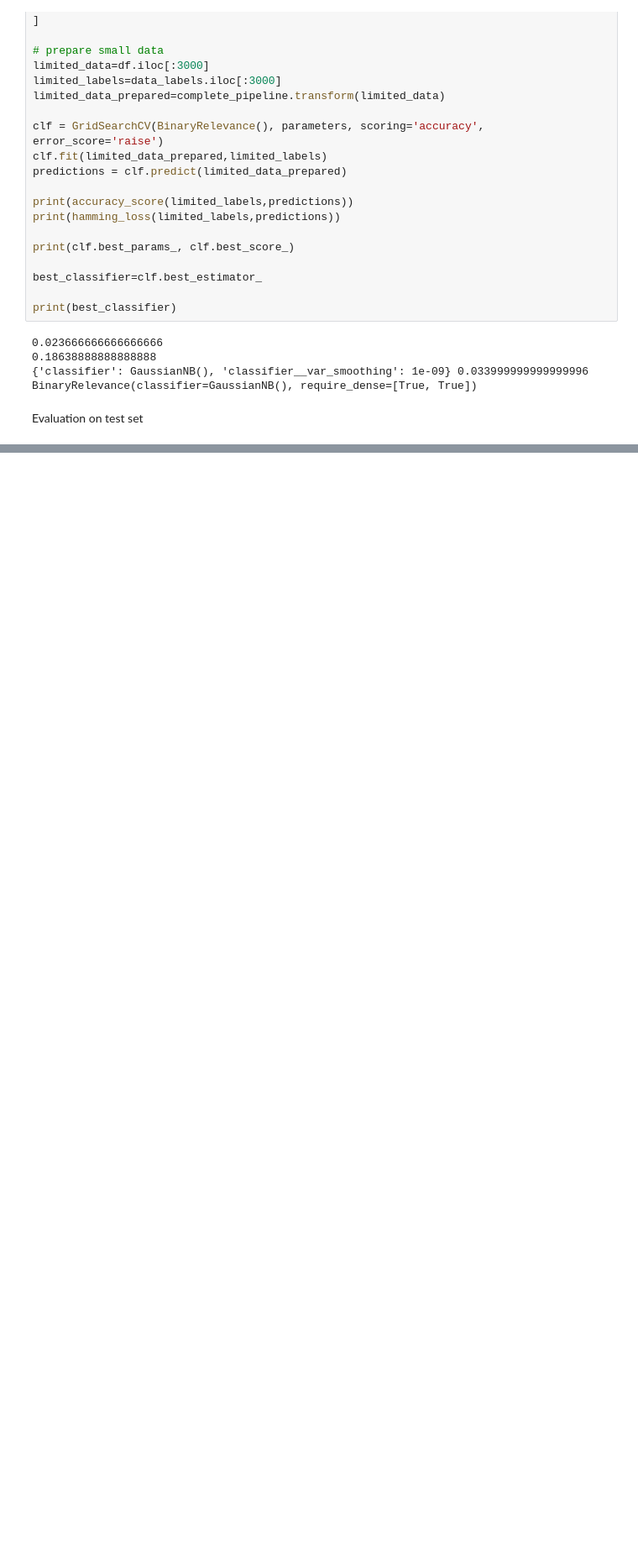
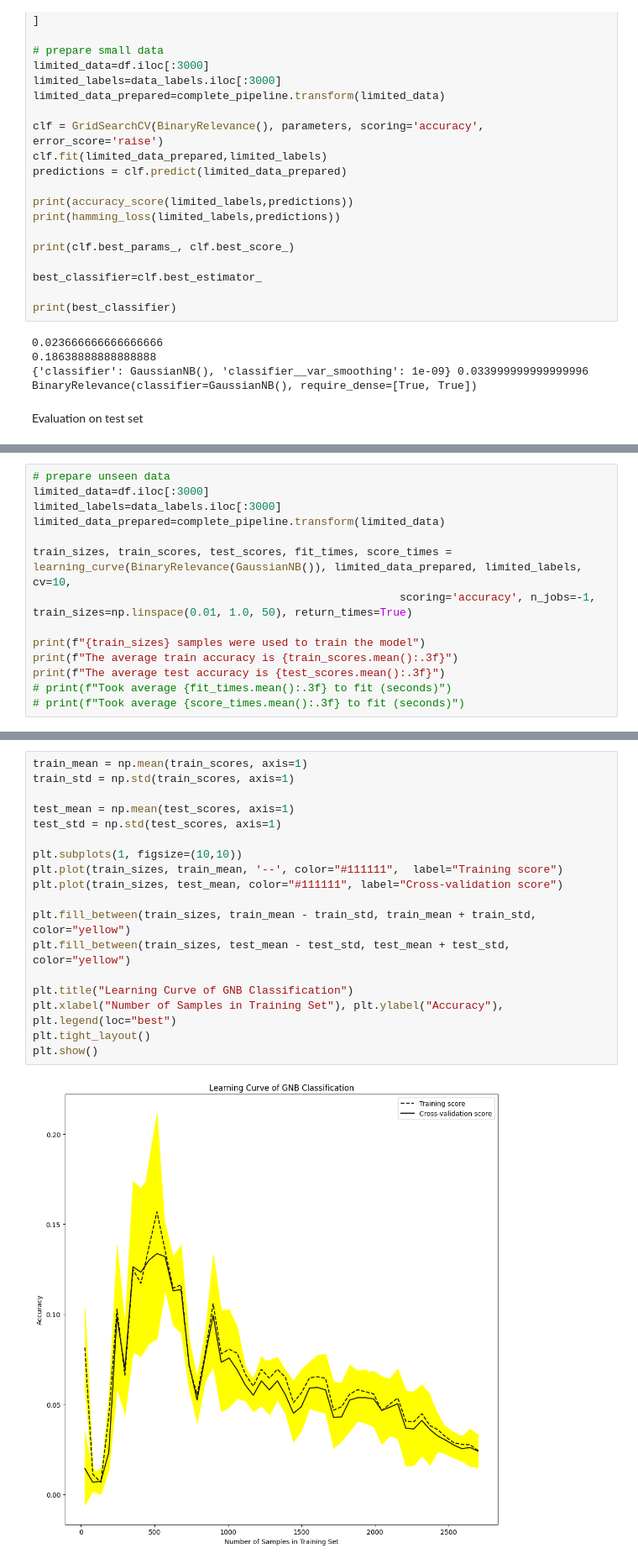
Before and after one commit to miadafe/decolonising_the_curriculum, a Jupyter notebook: pipeline.ipynb, the cells around one changed output, grey strips where cells are left out. Shown at 84% size. Drawn from its saved outputs; the diff is of its cells as text; blank space fills up the shorter version.

Commit message:
data preparation & pipeline v2.2 [FINAL]
final version of pipeline

```diff
--- a/pipeline.ipynb
+++ b/pipeline.ipynb
@@ -552,0 +549,14 @@ print(final_rsme)
+# %%
+# prepare unseen data
+limited_data=df.iloc[:3000]
+limited_labels=data_labels.iloc[:3000]
+limited_data_prepared=complete_pipeline.transform(limited_data)
+
+train_sizes, train_scores, test_scores, fit_times, score_times = learning_curve(BinaryRelevance(GaussianNB()), limited_data_prepared, limited_labels, cv=10,
+                                                        scoring='accuracy', n_jobs=-1, train_sizes=np.linspace(0.01, 1.0, 50), return_times=True)
+
+print(f"{train_sizes} samples were used to train the model")
+print(f"The average train accuracy is {train_scores.mean():.3f}")
+print(f"The average test accuracy is {test_scores.mean():.3f}")
+# print(f"Took average {fit_times.mean():.3f} to fit (seconds)")
+# print(f"Took average {score_times.mean():.3f} to fit (seconds)")
@@ -552,0 +572,20 @@ print(final_rsme)
+# %%
+train_mean = np.mean(train_scores, axis=1)
+train_std = np.std(train_scores, axis=1)
+
+test_mean = np.mean(test_scores, axis=1)
+test_std = np.std(test_scores, axis=1)
+
+plt.subplots(1, figsize=(10,10))
+plt.plot(train_sizes, train_mean, '--', color="#111111",  label="Training score")
+plt.plot(train_sizes, test_mean, color="#111111", label="Cross-validation score")
+
+plt.fill_between(train_sizes, train_mean - train_std, train_mean + train_std, color="yellow")
+plt.fill_between(train_sizes, test_mean - test_std, test_mean + test_std, color="yellow")
+
+plt.title("Learning Curve of GNB Classification")
+plt.xlabel("Number of Samples in Training Set"), plt.ylabel("Accuracy"), plt.legend(loc="best")
+plt.tight_layout()
+plt.show()
+# %% [output]
+[figure, added]
```
Also changed, not shown: parts of 16 cells of this notebook.
